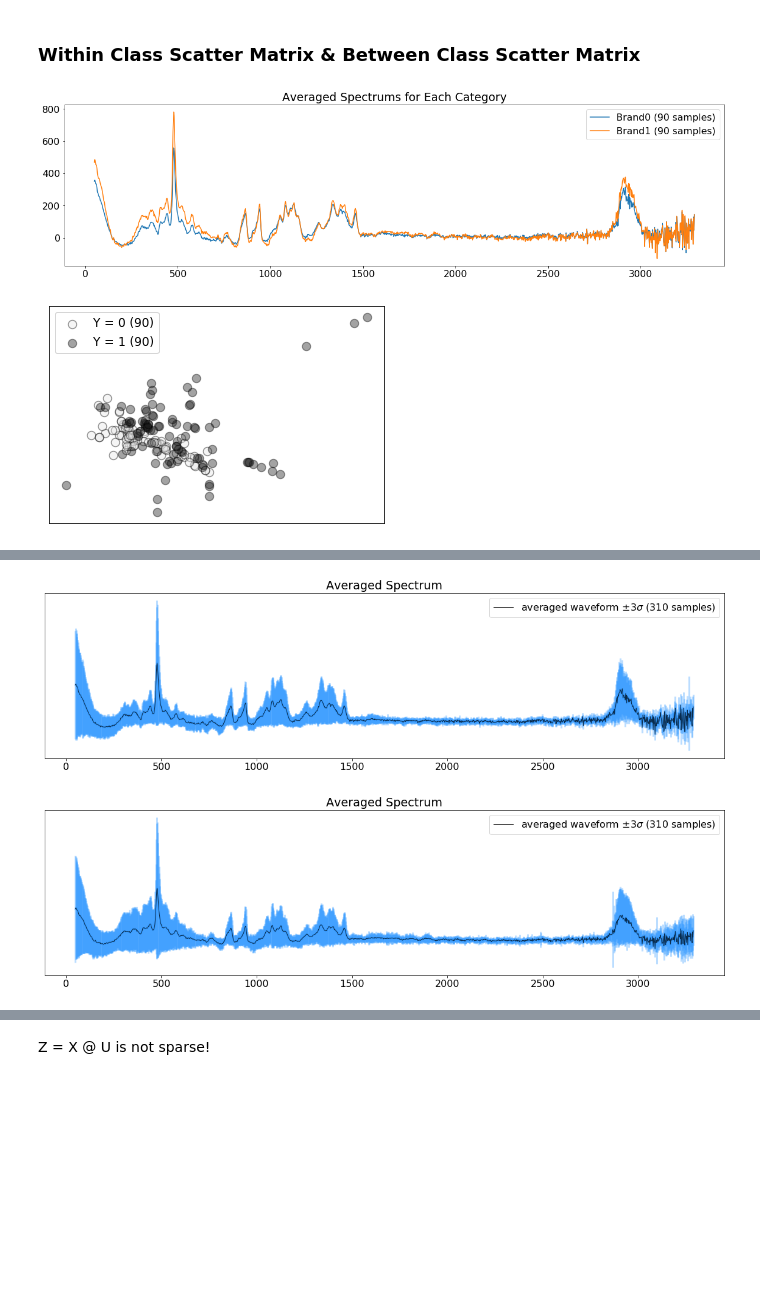
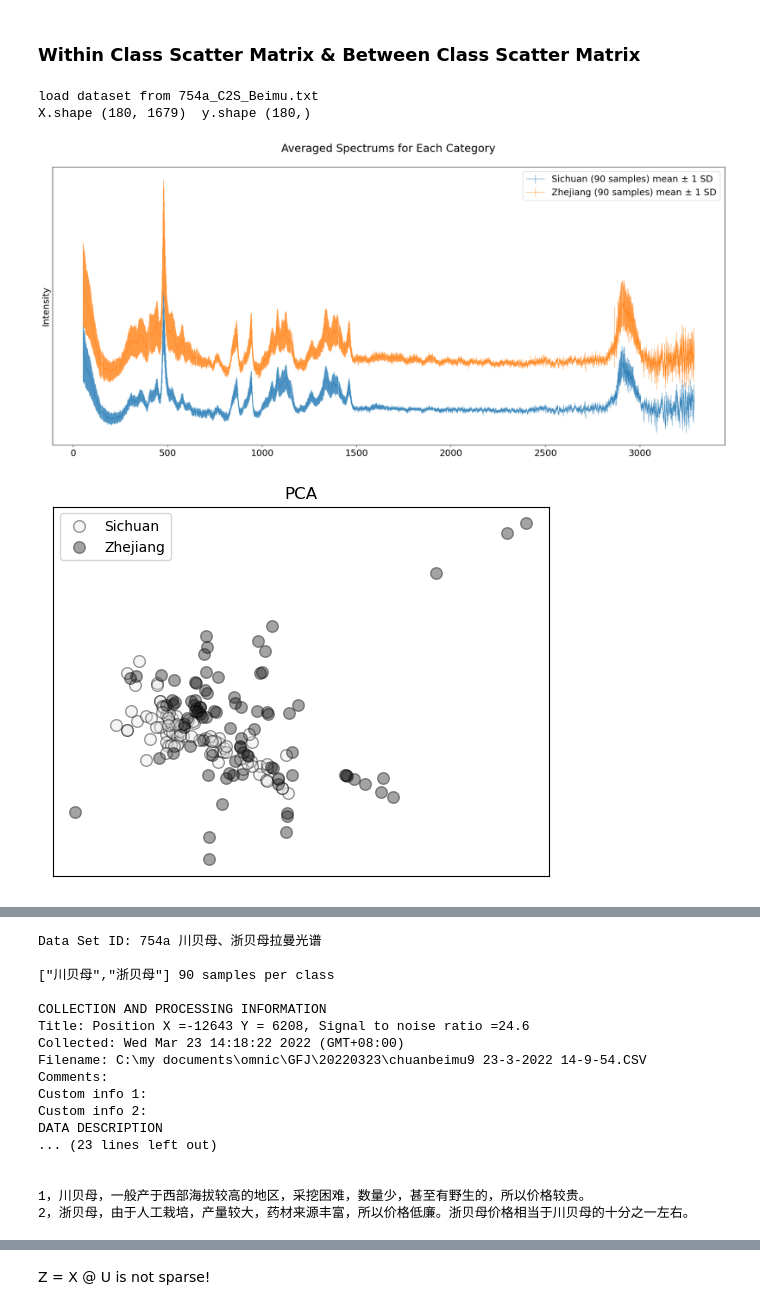
Before and after one commit to zhangys11/cs1, a Jupyter notebook: notebooks/Compressed Sensing - LDA.ipynb, the cells around one changed output, grey strips where cells are left out. Saved outputs shown, nothing was run; the diff lists cells and outputs as text; code cells hidden in the pictures; blank space fills up the shorter version.

```diff
--- a/notebooks/Compressed Sensing - LDA.ipynb
+++ b/notebooks/Compressed Sensing - LDA.ipynb
@@ -15,8 +15,10 @@ Video("Linear Discriminant Analysis.mp4", embed = True)
 # %% [markdown]
 ### Within Class Scatter Matrix & Between Class Scatter Matrix
 # %%
-from cs1 import io
-X, y, X_names = io.PeekDataset('github/data/754a_C2S_Beimu.txt')
+from qsi import io
+X, y, X_names, _, labels = io.load_dataset('beimu')
 # %% [output]
+load dataset from 754a_C2S_Beimu.txt
+X.shape (180, 1679)  y.shape (180,)
-[figure, old version]
+[figure, new version]
-[figure, old version]
+[figure, new version]
@@ -23,9 +26,18 @@ X, y, X_names = io.PeekDataset('github/data/754a_C2S_Beimu.txt')
+Data Set ID: 754a 川贝母、浙贝母拉曼光谱
+
+["川贝母","浙贝母"] 90 samples per class
+
+COLLECTION AND PROCESSING INFORMATION
+Title: Position X =-12643 Y = 6208, Signal to noise ratio =24.6
+Collected: Wed Mar 23 14:18:22 2022 (GMT+08:00)
+Filename: C:\my documents\omnic\GFJ\20220323\chuanbeimu9 23-3-2022 14-9-54.CSV
+Comments:
+Custom info 1:
+Custom info 2:
+DATA DESCRIPTION
+... (23 lines left out)
+
+
+1，川贝母，一般产于西部海拔较高的地区，采挖困难，数量少，甚至有野生的，所以价格较贵。
+2，浙贝母，由于人工栽培，产量较大，药材来源丰富，所以价格低廉。浙贝母价格相当于川贝母的十分之一左右。
-# %%
-io.Draw_Average (X[y == 0], X_names)
-# %% [output]
-[figure, removed]
-# %%
-io.Draw_Average (X[y == 1], X_names)
-# %% [output]
-[figure, removed]
 # %%
```
Also changed, not shown: parts of 14 cells of this notebook, 7 other files.
